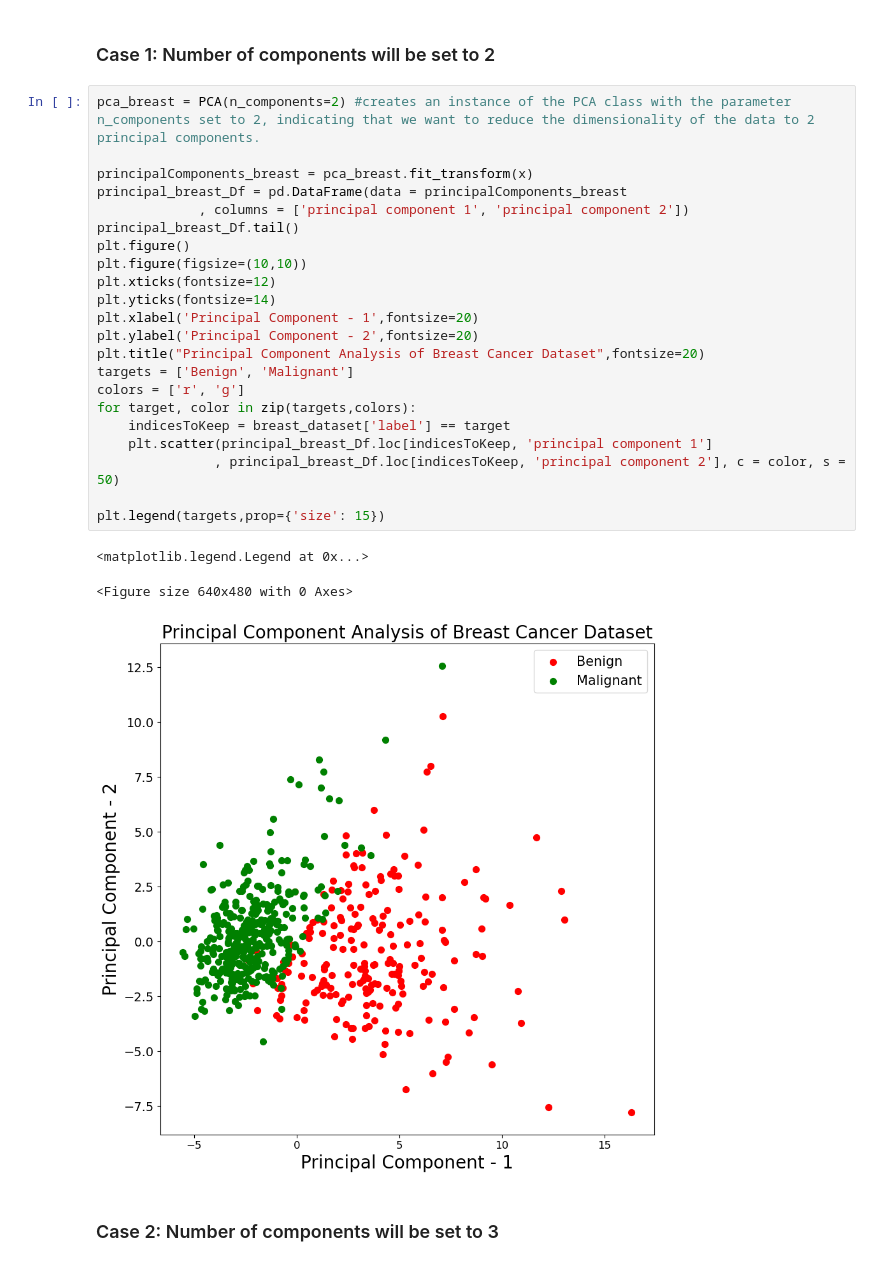
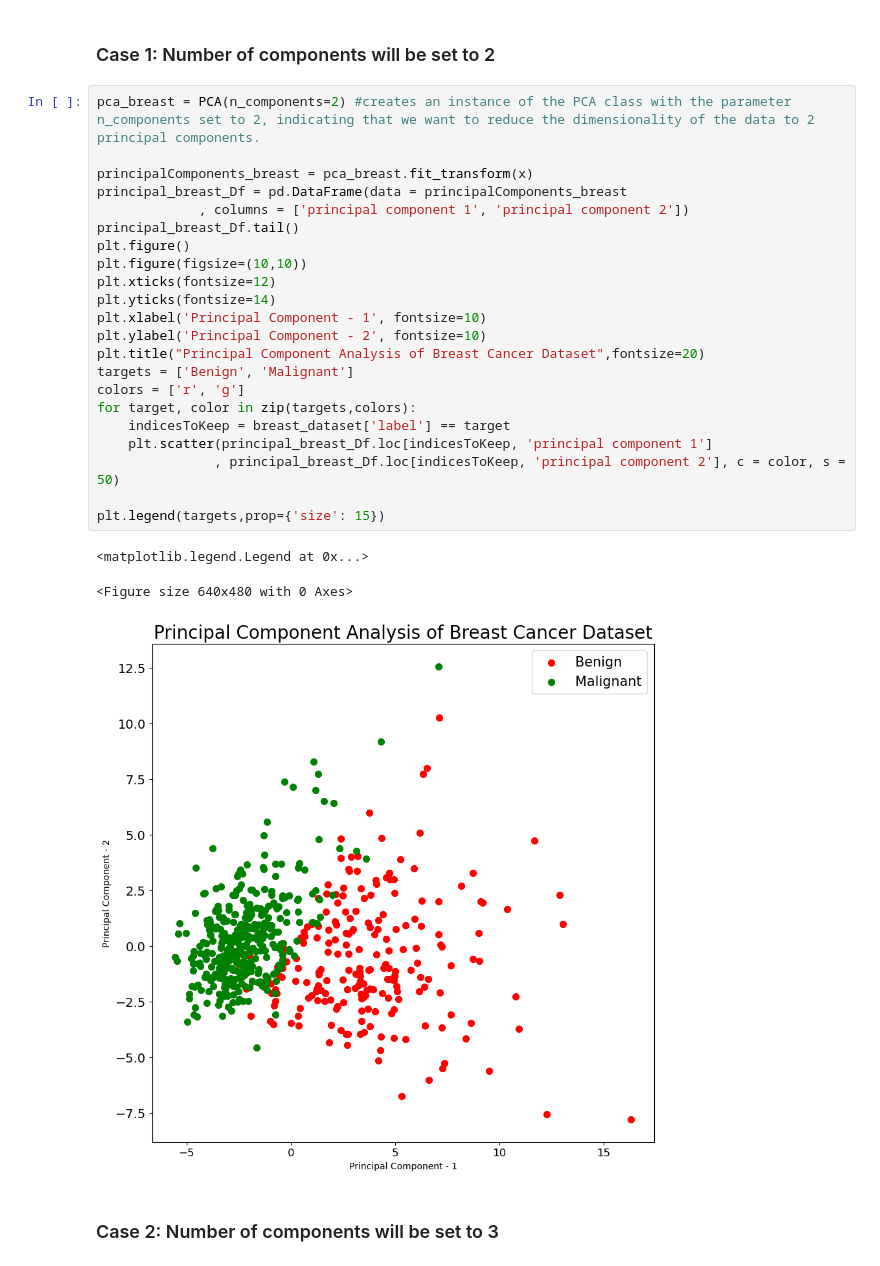
Before and after one commit to OmarAlsrouji/PCA-Project, a Jupyter notebook: PCA_Bcancer.ipynb, the cells around one changed output. Cells and saved outputs as stored; diff of their text form.

```diff
--- a/PCA_Bcancer.ipynb
+++ b/PCA_Bcancer.ipynb
@@ -115,29 +75,29 @@ history = model.fit(X_train_scaled, y_train_categorical,
 # %%
 pca_breast = PCA(n_components=2) #creates an instance of the PCA class with the parameter n_components set to 2, indicating that we want to reduce the dimensionality of the data to 2 principal components.
 
 principalComponents_breast = pca_breast.fit_transform(x)
 principal_breast_Df = pd.DataFrame(data = principalComponents_breast
              , columns = ['principal component 1', 'principal component 2'])
 principal_breast_Df.tail()
 plt.figure()
 plt.figure(figsize=(10,10))
 plt.xticks(fontsize=12)
 plt.yticks(fontsize=14)
-plt.xlabel('Principal Component - 1',fontsize=20)
-plt.ylabel('Principal Component - 2',fontsize=20)
+plt.xlabel('Principal Component - 1', fontsize=10)
+plt.ylabel('Principal Component - 2', fontsize=10)
 plt.title("Principal Component Analysis of Breast Cancer Dataset",fontsize=20)
 targets = ['Benign', 'Malignant']
 colors = ['r', 'g']
 for target, color in zip(targets,colors):
     indicesToKeep = breast_dataset['label'] == target
     plt.scatter(principal_breast_Df.loc[indicesToKeep, 'principal component 1']
                , principal_breast_Df.loc[indicesToKeep, 'principal component 2'], c = color, s = 50)
 
 plt.legend(targets,prop={'size': 15})
 # %% [output]
 <matplotlib.legend.Legend at 0x...>
 <Figure size 640x480 with 0 Axes>
-[figure, old version]
+[figure, new version]
 # %% [markdown]
 ### Case 2: Number of components will be set to 3
 # %%
```
Also changed, not shown: parts of 12 cells of this notebook, 1 other file.
